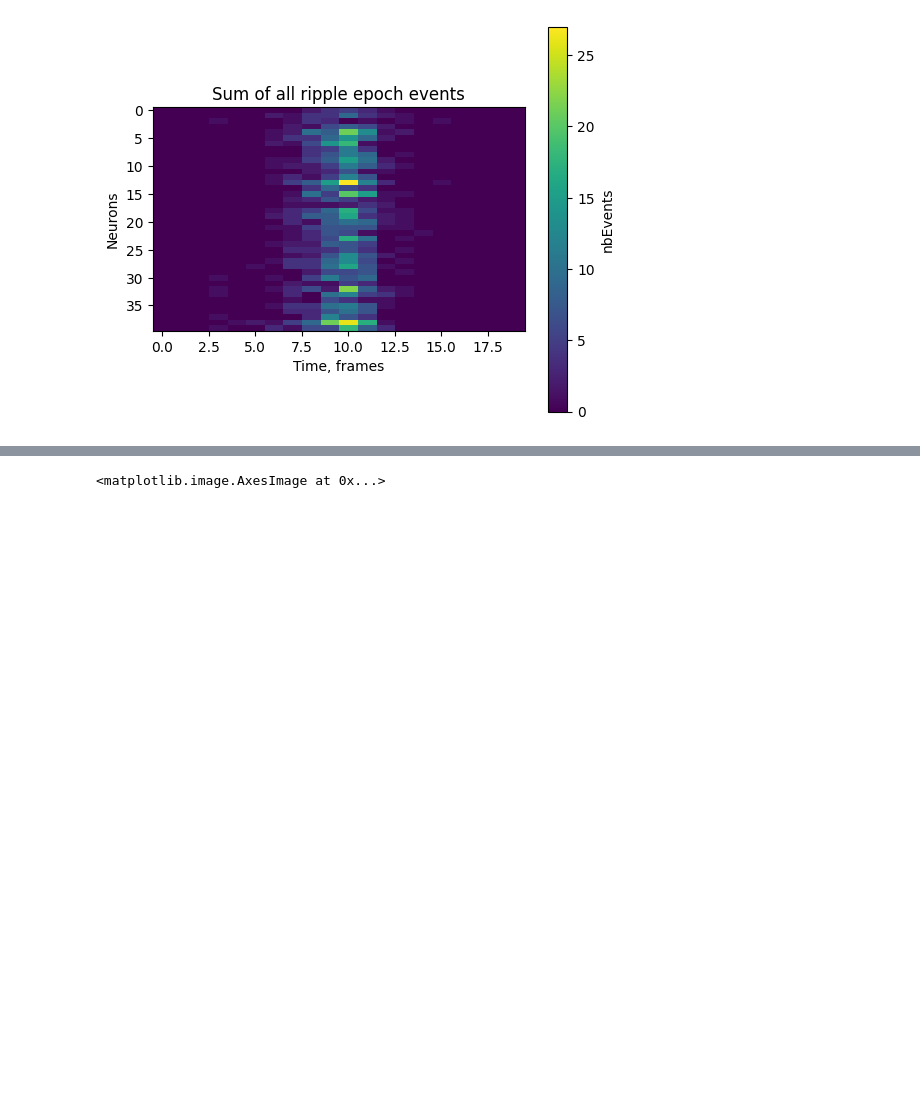
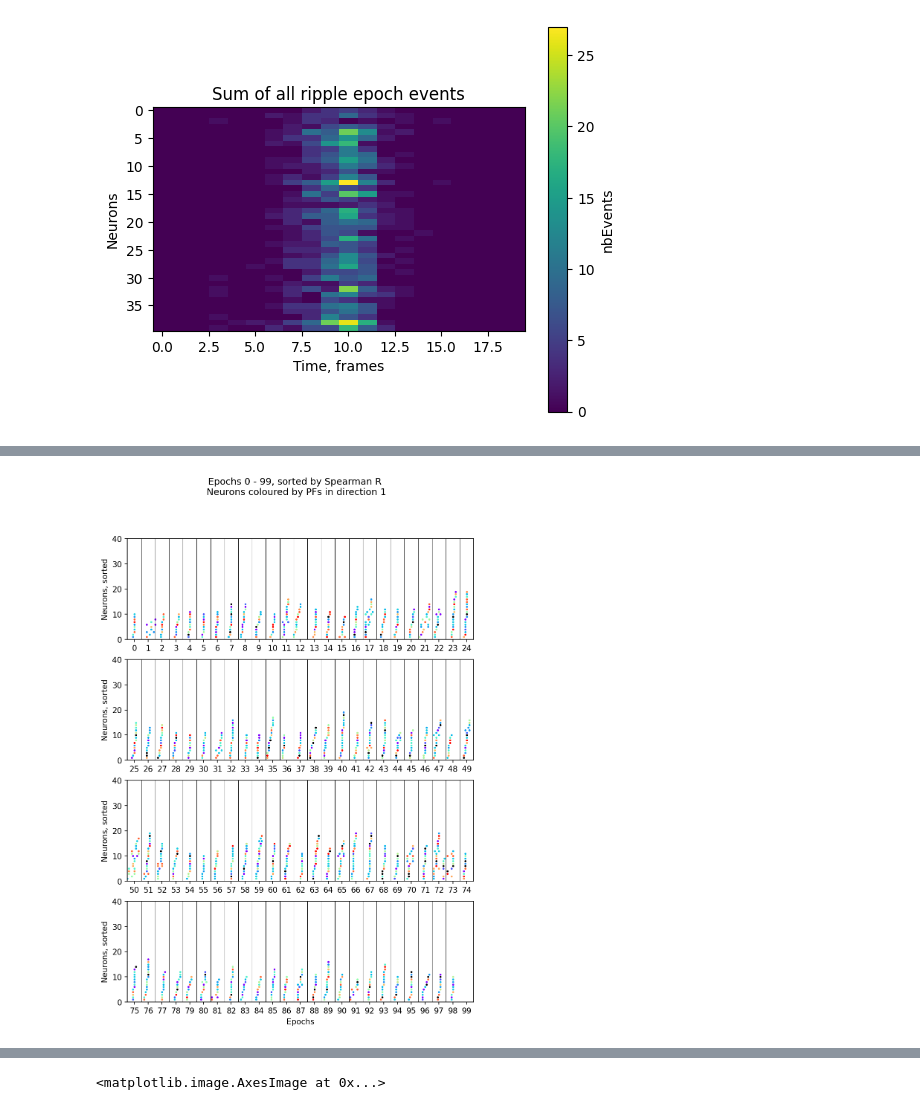
Before and after one commit to vsotskov89/SeqAn, a Jupyter notebook: Sequence_Analysis.ipynb, the cells around one changed output, grey strips where cells are left out. Drawn from its saved outputs; the diff is of its cells as text; code cells hidden in the pictures; blank space fills up the shorter version.

Commit message:
2D and bidirectional representations added

```diff
--- a/Sequence_Analysis.ipynb
+++ b/Sequence_Analysis.ipynb
@@ -277,19 +239,0 @@ array([ 0,  1,  2,  3,  4,  5,  6,  7,  8,  9, 10, 11, 12, 13])
-# %%
-#Plot raster map of epochs in a row
-interval = 0.1 #length between epoch centers on the plot
-eps_per_row = 25 #number of epochs per row
-
-plt.figure(figsize = (10,4), dpi = 100)
-ax = plt.subplot()
-ax.set_title('Ripple epochs raster plot')
-ax.set_xticks(np.linspace(interval, eps_per_row*interval, eps_per_row), labels = [str(i) for i in range(eps_per_row)])
-ax.set_xlim(interval*0.5, interval*(eps_per_row + 0.5))
-ax.set_ylim(0, n_neurons)
-ax.set_xlabel('Epochs')
-ax.set_ylabel('Neurons')
-
-for i_epoch, epoch in enumerate(ii_spike_times[:eps_per_row]):
-    ax.axvline(interval*(i_epoch + 0.5), c = 'black', linewidth=0.5)
-    for i_neuron, neuron in enumerate(epoch[order]):
-        spikes = np.array(spike_times[neuron[0]:neuron[1]])
-        ax.scatter(spikes + interval*i_epoch, np.ones(len(spikes))+i_neuron, color=colors[order[i_neuron]], marker='.', s=10)
@@ -337,0 +240,36 @@ pdf.close()
+# %%
+#Colored representation of epochs
+interval = 0.1 #length between epoch centers on the plot
+eps_per_row = 25 #number of epochs per row
+eps_per_col = 4  #number of epochs per column
+eps_per_fig = eps_per_row*eps_per_col
+n_pages = int(len(ii_spike_times)/eps_per_fig) + 1
+
+pdf = PdfPages(root + f'Chrp_spearmanr_dir{pfdir}.pdf')
+
+for page in range(n_pages):
+    fig, axes = plt.subplots(eps_per_col, 1, figsize = (8,11), dpi = 150)
+    fig.suptitle(f'Epochs {page*eps_per_fig} - {min((page +1)*eps_per_fig, len(ii_spike_times))}, sorted by Spearman R\n Neurons coloured by PFs in direction {pfdir}')
+
+    for a, ax in enumerate(axes):
+        ax.set_xticks(np.linspace(interval, eps_per_row*interval, eps_per_row))
+        ax.set_xticklabels([str(i + a*eps_per_row + page*eps_per_fig) for i in range(eps_per_row)])
+        ax.set_xlim(interval*0.5, interval*(eps_per_row + 0.5))
+        ax.set_ylim(0, n_neurons)
+        ax.set_ylabel('Neurons, sorted')
+    axes[-1].set_xlabel('Epochs')
+
+    for i_epoch, epoch in enumerate(ii_spike_times[ep_order[page*eps_per_fig: min((page +1)*eps_per_fig, len(ii_spike_times))]]):
+        row = int(i_epoch/eps_per_row)
+        col = i_epoch%eps_per_row
+        axes[row].axvline(interval*(col + 0.5), c = 'black', linewidth=0.5)
+
+        cim = [np.mean(spike_times[row[0]:row[1]]) for row in epoch]
+        order = np.argsort(cim)
+        for i_neuron, neuron in enumerate(epoch[order]):
+            spikes = np.array(spike_times[neuron[0]:neuron[1]])
+            axes[row].scatter(spikes + interval*col, np.ones(len(spikes))+i_neuron, color=colors[order[i_neuron]], marker='.', s=10)
+    pdf.savefig()
+pdf.close()
+# %% [output]
+[figure, added]
```
Also changed, not shown: parts of 32 cells of this notebook.
